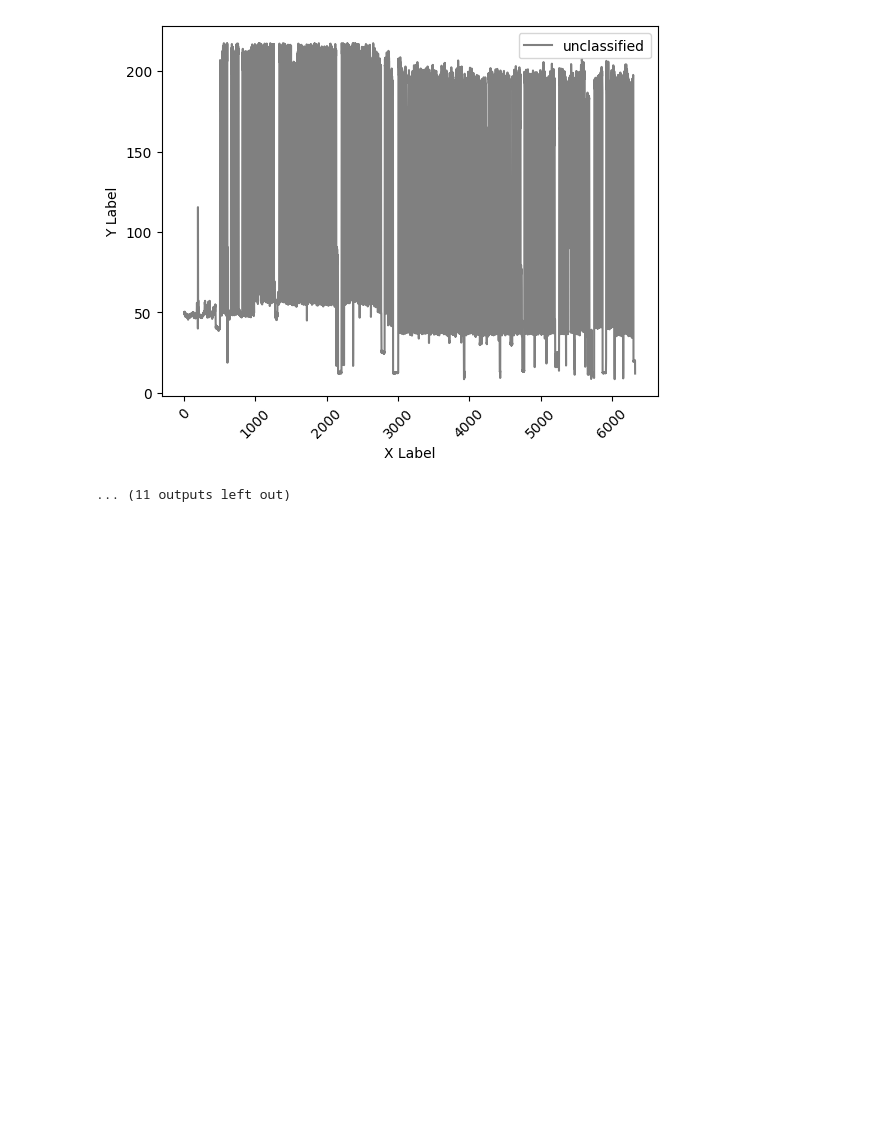
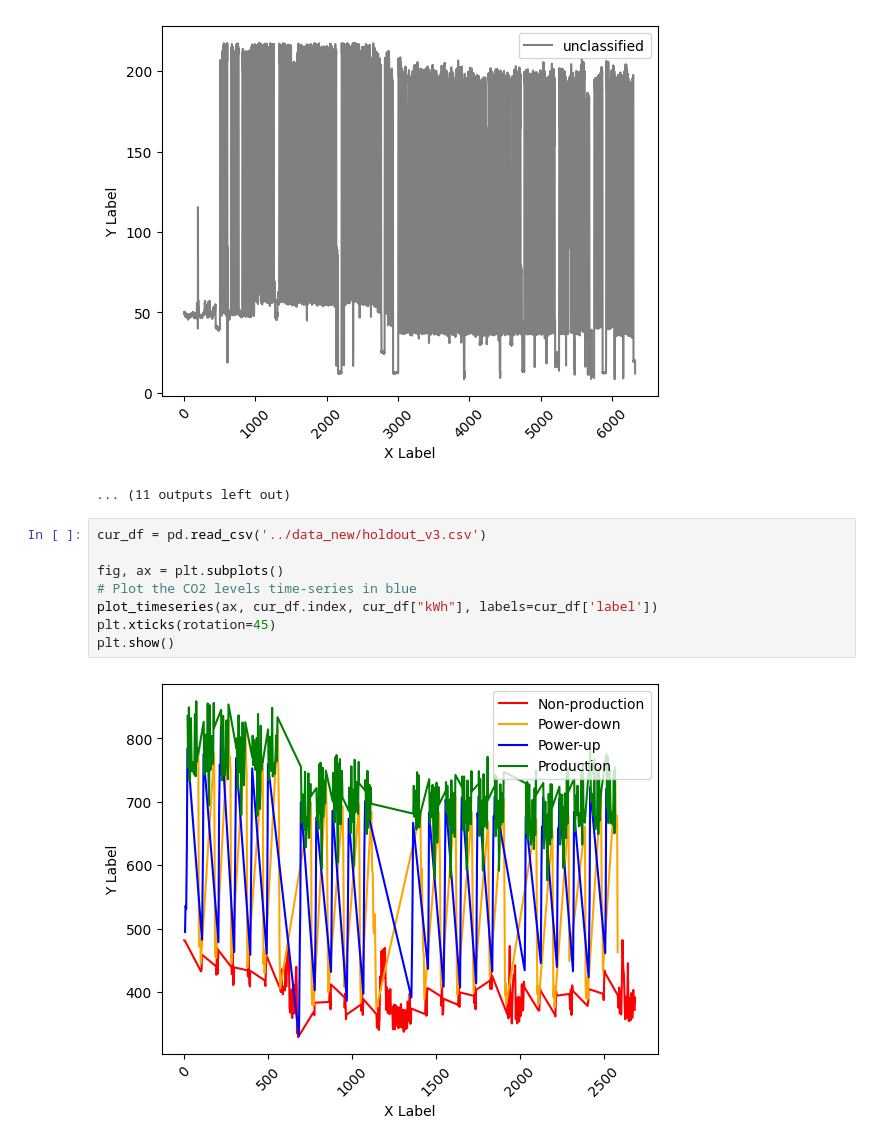
Before and after one commit to tudo-seu/Code-0, a Jupyter notebook: notebooks/karl_data_visualization.ipynb, the cells around one changed output. Cells and saved outputs as stored; diff of their text form; blank space fills up the shorter version.

```diff
--- a/notebooks/karl_data_visualization.ipynb
+++ b/notebooks/karl_data_visualization.ipynb
@@ -99,3 +87,13 @@ for cur_df in dfs:
 [figure]
 [figure]
 ... (11 outputs left out)
+# %%
+cur_df = pd.read_csv('../data_new/holdout_v3.csv')
+
+fig, ax = plt.subplots()
+# Plot the CO2 levels time-series in blue
+plot_timeseries(ax, cur_df.index, cur_df["kWh"], labels=cur_df['label'])
+plt.xticks(rotation=45)
+plt.show()
+# %% [output]
+[figure, added]
```
Also changed, not shown: parts of 1 cell of this notebook, 3 other files.
